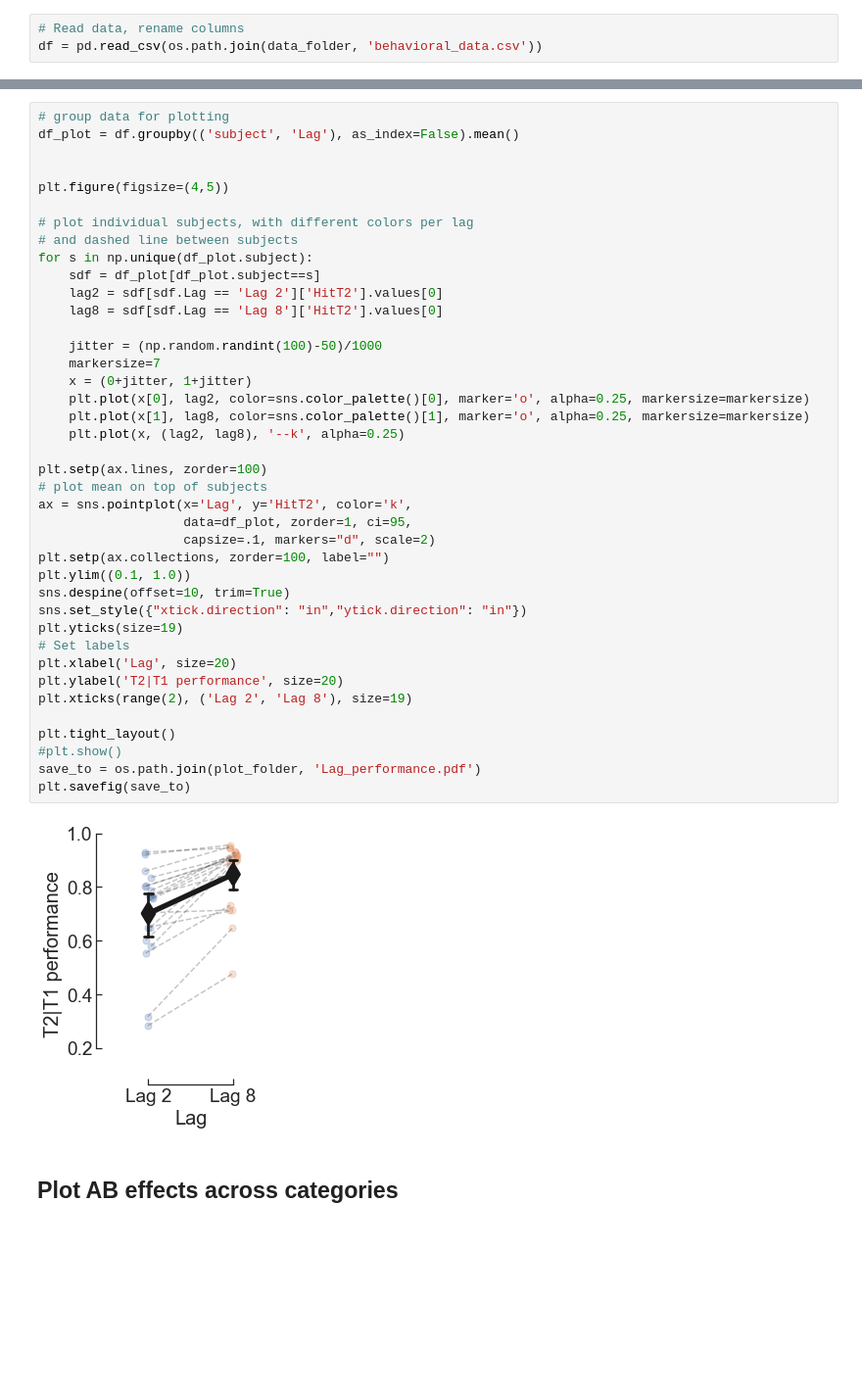
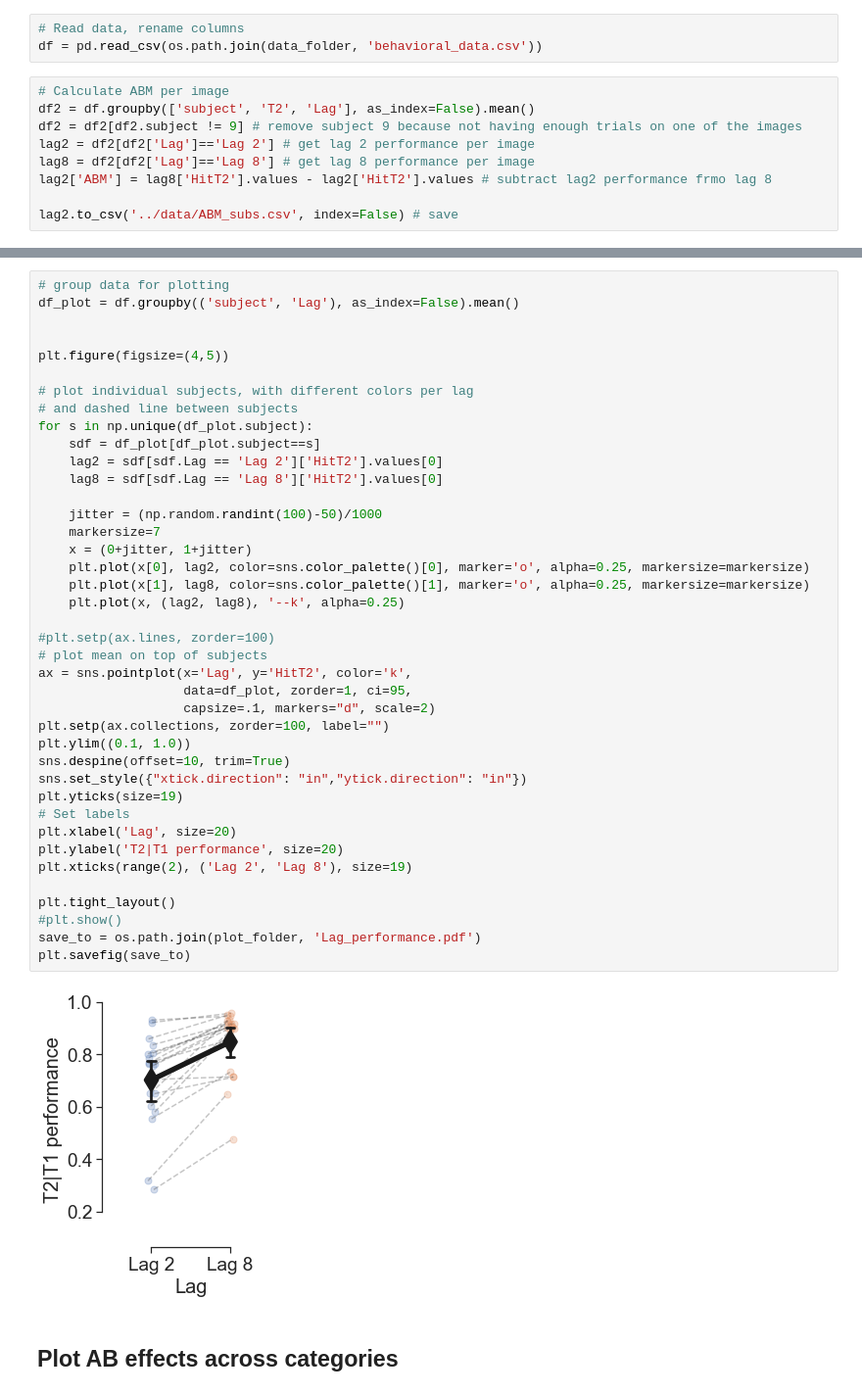
Before and after one commit to Charestlab/abdcnn, a Jupyter notebook: code/Plot_results.ipynb, the cells around one changed output, grey strips where cells are left out. Shown at 98% size. Saved outputs shown, nothing was run; the diff lists cells and outputs as text; blank space fills up the shorter version.

```diff
--- a/code/Plot_results.ipynb
+++ b/code/Plot_results.ipynb
@@ -34,3 +35,12 @@ sns.set(style="ticks", font_scale = 2)
 # %%
 # Read data, rename columns
 df = pd.read_csv(os.path.join(data_folder, 'behavioral_data.csv'))
+# %%
+# Calculate ABM per image
+df2 = df.groupby(['subject', 'T2', 'Lag'], as_index=False).mean()
+df2 = df2[df2.subject != 9] # remove subject 9 because not having enough trials on one of the images
+lag2 = df2[df2['Lag']=='Lag 2'] # get lag 2 performance per image
+lag8 = df2[df2['Lag']=='Lag 8'] # get lag 8 performance per image
+lag2['ABM'] = lag8['HitT2'].values - lag2['HitT2'].values # subtract lag2 performance frmo lag 8
+
+lag2.to_csv('../data/ABM_subs.csv', index=False) # save
@@ -47,35 +63,35 @@ for s in np.unique(df_plot.subject):
     sdf = df_plot[df_plot.subject==s]
     lag2 = sdf[sdf.Lag == 'Lag 2']['HitT2'].values[0]
     lag8 = sdf[sdf.Lag == 'Lag 8']['HitT2'].values[0]
 
     jitter = (np.random.randint(100)-50)/1000
     markersize=7
     x = (0+jitter, 1+jitter)
     plt.plot(x[0], lag2, color=sns.color_palette()[0], marker='o', alpha=0.25, markersize=markersize)
     plt.plot(x[1], lag8, color=sns.color_palette()[1], marker='o', alpha=0.25, markersize=markersize)
     plt.plot(x, (lag2, lag8), '--k', alpha=0.25)
 
-plt.setp(ax.lines, zorder=100)
+#plt.setp(ax.lines, zorder=100)
 # plot mean on top of subjects
 ax = sns.pointplot(x='Lag', y='HitT2', color='k',
                    data=df_plot, zorder=1, ci=95,
                    capsize=.1, markers="d", scale=2)
 plt.setp(ax.collections, zorder=100, label="")
 plt.ylim((0.1, 1.0))
 sns.despine(offset=10, trim=True)
 sns.set_style({"xtick.direction": "in","ytick.direction": "in"})
 plt.yticks(size=19)
 # Set labels
 plt.xlabel('Lag', size=20)
 plt.ylabel('T2|T1 performance', size=20)
 plt.xticks(range(2), ('Lag 2', 'Lag 8'), size=19)
 
 plt.tight_layout()
 #plt.show()
 save_to = os.path.join(plot_folder, 'Lag_performance.pdf')
 plt.savefig(save_to)
 # %% [output]
-[figure, old version]
+[figure, new version]
 # %% [markdown]
 ## Plot AB effects across categories
 # %%
```
Also changed, not shown: parts of 30 cells of this notebook, 2 other files.
